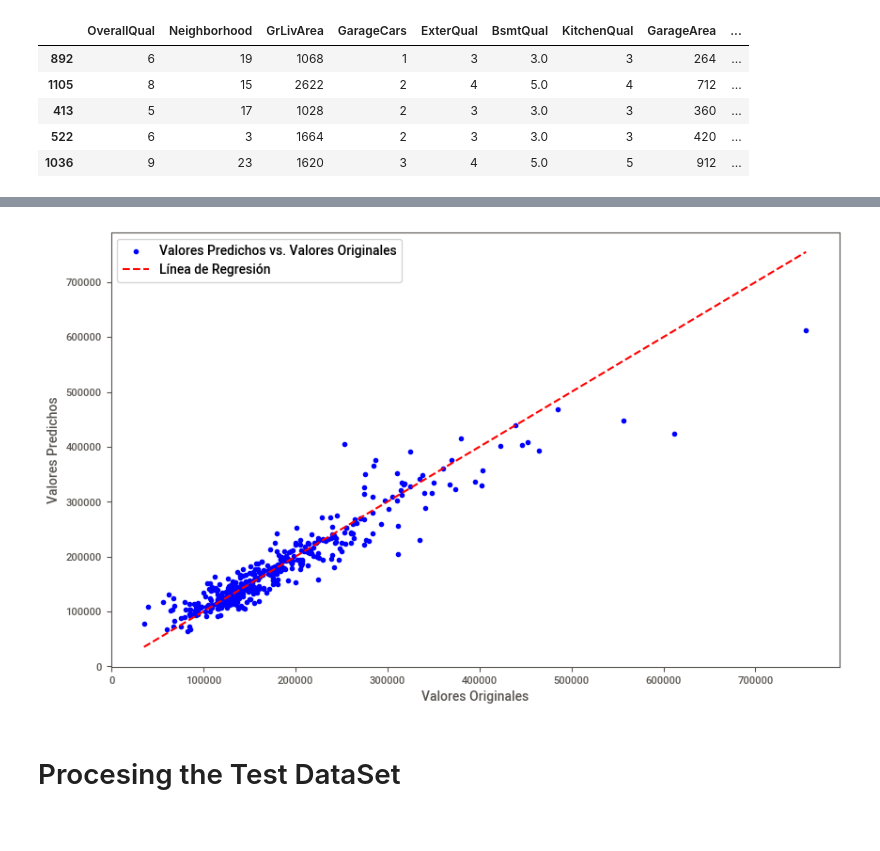
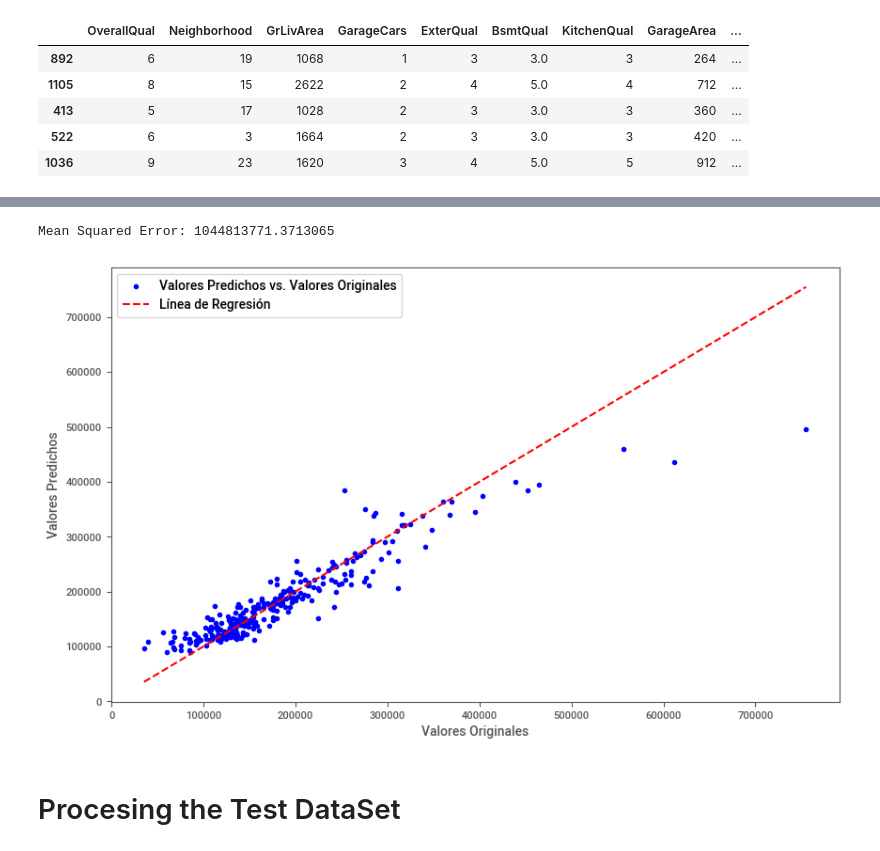
Before and after one commit to SantiagoRPinedo/HousePricesCompetition, a Jupyter notebook: house-prices-eda.ipynb, the cells around one changed output, grey strips where cells are left out. Cells and saved outputs as stored; diff of their text form; code cells hidden in the pictures.

Commit message:
Kaggle Notebook | House Prices EDA  | Entrenando y visualizando Random Forest

```diff
--- a/house-prices-eda.ipynb
+++ b/house-prices-eda.ipynb
@@ -378,7 +378,7 @@ Dividimos el set de datos en 2 paara obtener un conjunto de entrenamiento y otro
 # %%
 from sklearn.model_selection import train_test_split
 
-X_train, X_test, y_train, y_test = train_test_split(x_train_1, y_train_1, test_size=0.3, random_state=42)
+X_train, X_test, y_train, y_test = train_test_split(x_train_1, y_train_1, test_size=0.2, random_state=42)
 # %%
 X_train.shape
 # %% [output]
@@ -451,0 +421,5 @@ plt.show()
+# %%
+# Unir el DataFrame de características y el DataFrame de destino
+train_data = pd.concat([X_train, y_train], axis=1)
+test_data = pd.concat([X_test, y_test], axis=1)
+train_data.head()
@@ -451,0 +433,23 @@ plt.show()
+# %%
+import pandas as pd
+import tensorflow_decision_forests as tfdf
+from sklearn.model_selection import train_test_split
+from sklearn.metrics import mean_squared_error
+
+# Convertir el DataFrame de pandas a TensorFlow Dataset
+train_data_tfdf = tfdf.keras.pd_dataframe_to_tf_dataset(train_data, task=tfdf.keras.Task.REGRESSION, label="SalePrice")
+test_data_tfdf = tfdf.keras.pd_dataframe_to_tf_dataset(test_data, task=tfdf.keras.Task.REGRESSION, label="SalePrice")
+
+# Definir el modelo RandomForest
+model = tfdf.keras.RandomForestModel(task=tfdf.keras.Task.REGRESSION,
+                                      num_trees=500,  # Puedes ajustar este número
+                                      growing_strategy="BEST_FIRST_GLOBAL",
+                                      max_depth=50,  # Puedes ajustar este número también
+                                      categorical_algorithm="RANDOM",  # Algoritmo para variables categóricas
+                                      )
+
+# Compilar el modelo
+model.compile(metrics=["mse"])
+
+# Entrenar el modelo
+model.fit(train_data_tfdf)
@@ -451,0 +494,3 @@ plt.show()
+# %%
+# Realizar predicciones en el conjunto de prueba
+predictions = model.predict(test_data_tfdf)
@@ -452,17 +499,23 @@ plt.show()
+# %%
+# Calcular el Mean Squared Error (MSE)
+mse = mean_squared_error(y_test, predictions)
+print(f'Mean Squared Error: {mse}')
+# %% [output]
+Mean Squared Error: 1044813771.3713065
 # %%
 import matplotlib.pyplot as plt
 import numpy as np
 
 # Graficar valores predichos contra valores originales
 plt.figure(figsize=(10, 6))
-plt.scatter(y_test, predicciones, color='blue', label='Valores Predichos vs. Valores Originales')
+plt.scatter(y_test, predictions, color='blue', label='Valores Predichos vs. Valores Originales')
 plt.plot([min(y_test), max(y_test)], [min(y_test), max(y_test)], linestyle='--', color='red', label='Línea de Regresión')
 plt.xlabel('Valores Originales')
 plt.ylabel('Valores Predichos')
 plt.legend()
 plt.show()
 # %% [output]
-[figure, old version]
+[figure, new version]
 # %% [markdown]
 # Procesing the Test DataSet
 # %%
```
Also changed, not shown: parts of 21 cells of this notebook.
